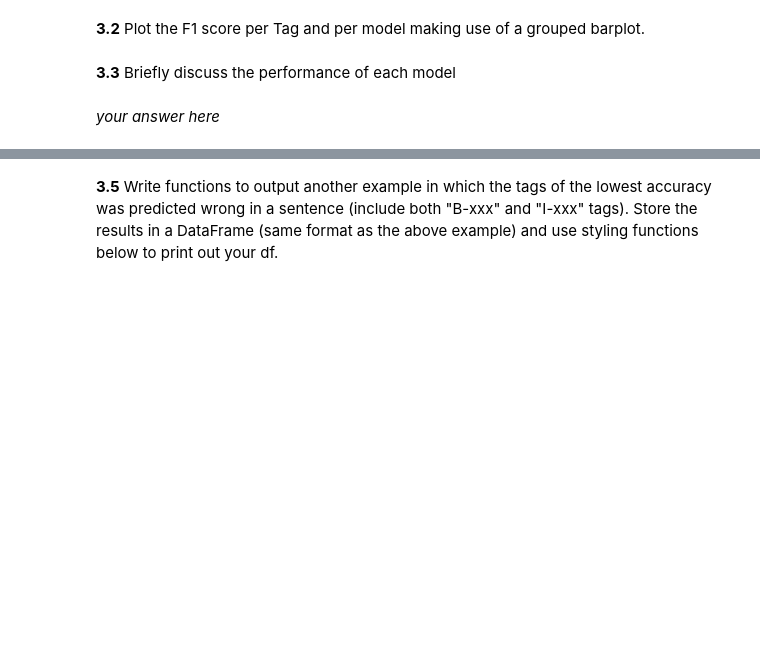
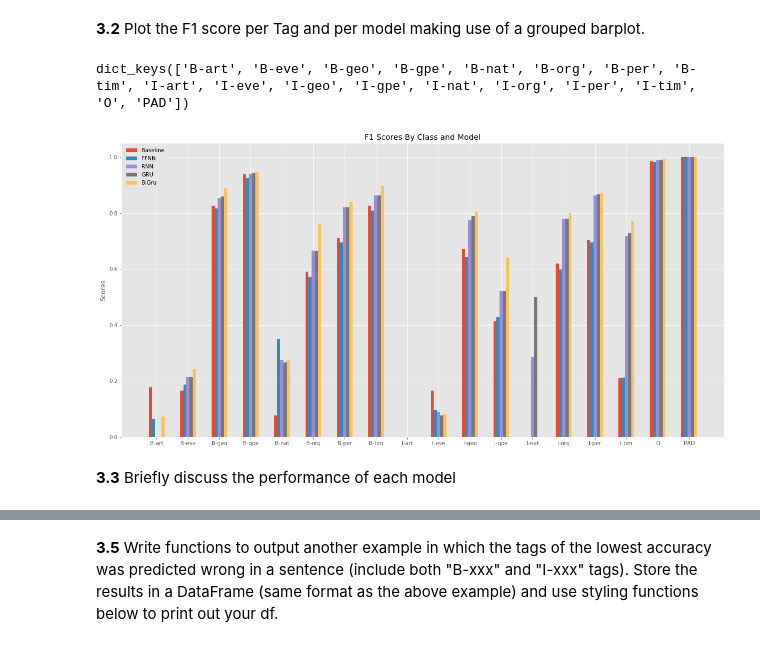
Before and after one commit to simonwarchol/2020-CS109B, a Jupyter notebook: content/homeworks/hw06/notebook/cs109b_hw6/cs109b_hw6.ipynb, the cells around one changed output, grey strips where cells are left out. Cells and saved outputs as stored; diff of their text form; code cells hidden in the pictures; blank space fills up the shorter version.

```diff
--- a/content/homeworks/hw06/notebook/cs109b_hw6/cs109b_hw6.ipynb
+++ b/content/homeworks/hw06/notebook/cs109b_hw6/cs109b_hw6.ipynb
@@ -829,4 +1088,32 @@ plot_training_history(history)
+# %%
+# ['model_FFNN', 'model_RNN', 'model_GRU', 'model_BiGRU']
+model_RNN = f1_scores['model_RNN']
+
+
+ind = np.arange(18)  # the x locations for the groups
+width = 0.1  # the width of the bars
+
+fig, ax = plt.subplots(figsize=(20,10))
+rects0 = ax.bar(ind - 2*width, f1_scores['baseline'], width,
+                label='Baseline')
+rects1 = ax.bar(ind - width, f1_scores['model_FFNN'], width,
+                label='FFNN')
+rects2 = ax.bar(ind , f1_scores['model_RNN'], width,
+                label='RNN')
+rects3 = ax.bar(ind + width, f1_scores['model_GRU'], width,
+                label='GRU')
+rects4 = ax.bar(ind + 2*width, f1_scores['model_BiGRU'], width,
+                label='BiGru')
+
+# Add some text for labels, title and custom x-axis tick labels, etc.
+ax.set_ylabel('Scores')
+ax.set_title('F1 Scores By Class and Model')
+ax.set_xticks(ind)
+ax.set_xticklabels((tag2idx.keys()))
+ax.legend()
+tag2idx.keys()
+# %% [output]
+dict_keys(['B-art', 'B-eve', 'B-geo', 'B-gpe', 'B-nat', 'B-org', 'B-per', 'B-tim', 'I-art', 'I-eve', 'I-geo', 'I-gpe', 'I-nat', 'I-org', 'I-per', 'I-tim', 'O', 'PAD'])
+[figure, added]
 # %% [markdown]
 **3.3** Briefly discuss the performance of each model
-# %% [markdown]
-*your answer here*
```
Also changed, not shown: parts of 58 cells of this notebook, 15 other files.
